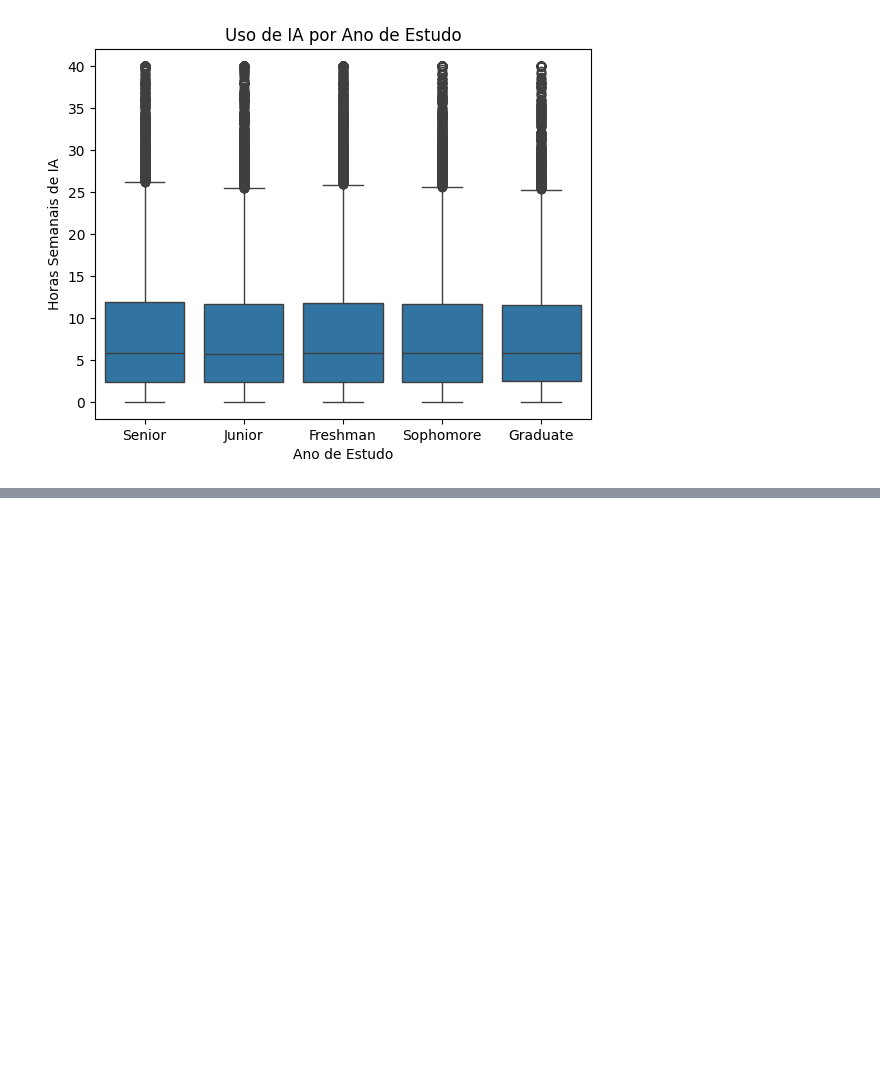
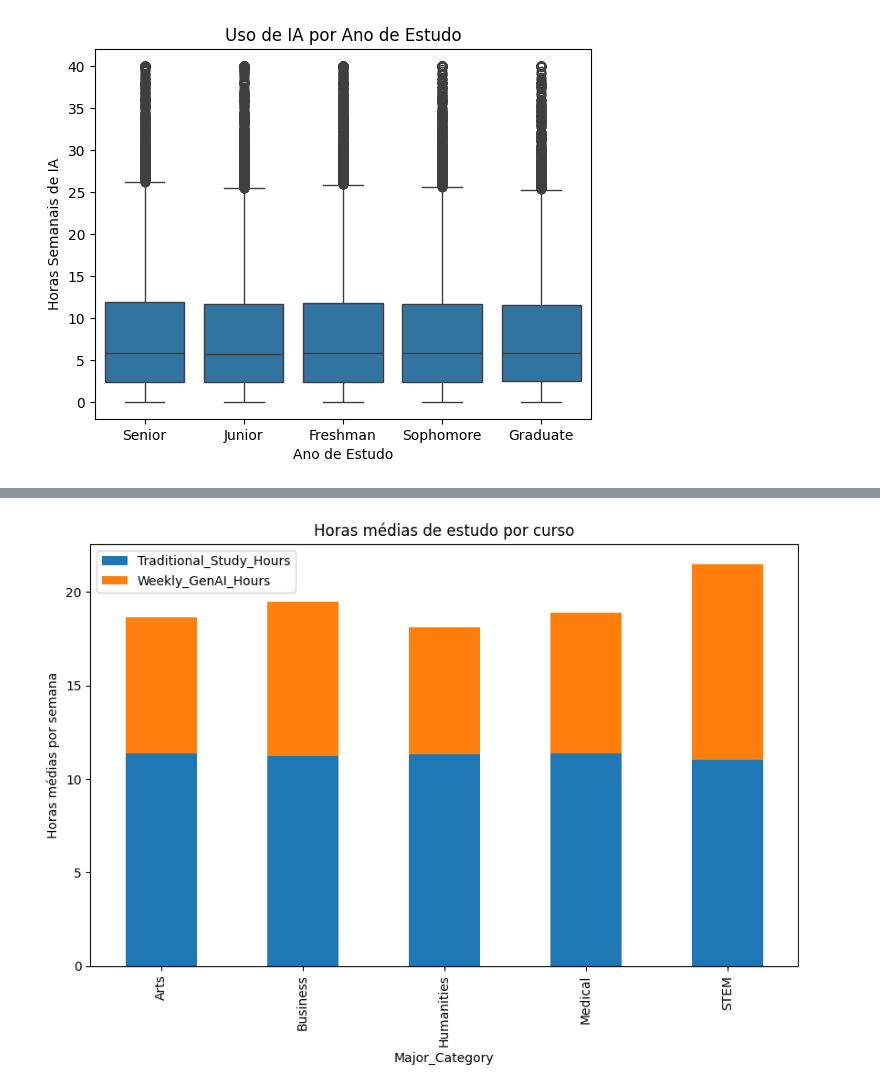
Before and after one commit to vinicuervo/Treinamento-ScitecJr-2026, a Jupyter notebook: aula3/atividade 3.ipynb, the cells around one changed output, grey strips where cells are left out. Drawn from its saved outputs; the diff is of its cells as text; code cells hidden in the pictures; blank space fills up the shorter version.

```diff
--- a/aula3/atividade 3.ipynb
+++ b/aula3/atividade 3.ipynb
@@ -181,0 +120,21 @@ plt.show()
+# %%
+agrupado = (
+    df.groupby("Major_Category")[[
+        "Traditional_Study_Hours",
+        "Weekly_GenAI_Hours"
+    ]]
+    .mean()
+)
+
+agrupado.plot(
+    kind="bar",
+    stacked=True,
+    figsize=(10,6)
+)
+
+plt.ylabel("Horas médias por semana")
+plt.title("Horas médias de estudo por curso")
+
+plt.show()
+# %% [output]
+[figure, added]
```
Also changed, not shown: parts of 6 cells of this notebook.
